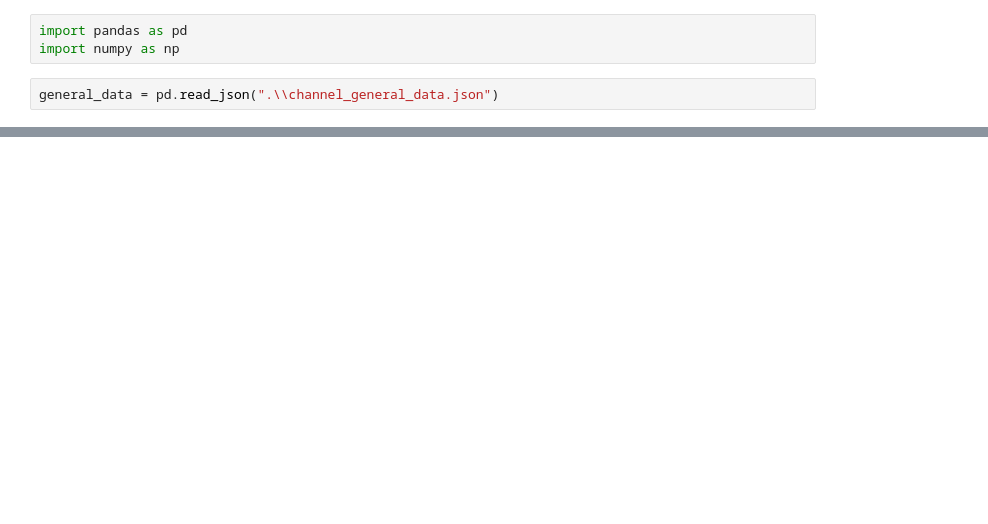
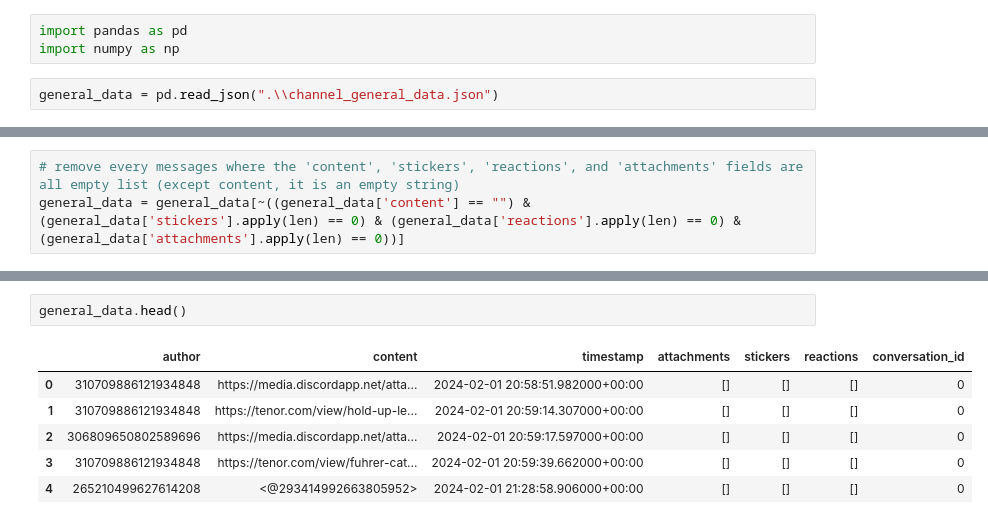
Before and after one commit to MiloBonbaril/Project-Aletheia-V2, a Jupyter notebook: src/front/data/message_transformer.ipynb, the cells around one changed output, grey strips where cells are left out. Drawn from its saved outputs; the diff is of its cells as text; blank space fills up the shorter version.

Commit message:
better messages transformation

```diff
--- a/src/front/data/message_transformer.ipynb
+++ b/src/front/data/message_transformer.ipynb
@@ -7,0 +22,3 @@ general_data.info()
+# %%
+# remove every messages where the 'content', 'stickers', 'reactions', and 'attachments' fields are all empty list (except content, it is an empty string)
+general_data = general_data[~((general_data['content'] == "") & (general_data['stickers'].apply(len) == 0) & (general_data['reactions'].apply(len) == 0) & (general_data['attachments'].apply(len) == 0))]
@@ -113,0 +182,9 @@ Number of lines: 1502
+# %%
+general_data.head()
+# %% [output]
+|  | author | content | timestamp | attachments | stickers | reactions | conversation_id |
+| 0 | 310709886121934848 | https://media.discordapp.net/atta... | 2024-02-01 20:58:51.982000+00:00 | [] | [] | [] | 0 |
+| 1 | 310709886121934848 | https://tenor.com/view/hold-up-le... | 2024-02-01 20:59:14.307000+00:00 | [] | [] | [] | 0 |
+| 2 | 306809650802589696 | https://media.discordapp.net/atta... | 2024-02-01 20:59:17.597000+00:00 | [] | [] | [] | 0 |
+| 3 | 310709886121934848 | https://tenor.com/view/fuhrer-cat... | 2024-02-01 20:59:39.662000+00:00 | [] | [] | [] | 0 |
+| 4 | 265210499627614208 | <@293414992663805952> | 2024-02-01 21:28:58.906000+00:00 | [] | [] | [] | 0 |
```
Also changed, not shown: parts of 9 cells of this notebook.
